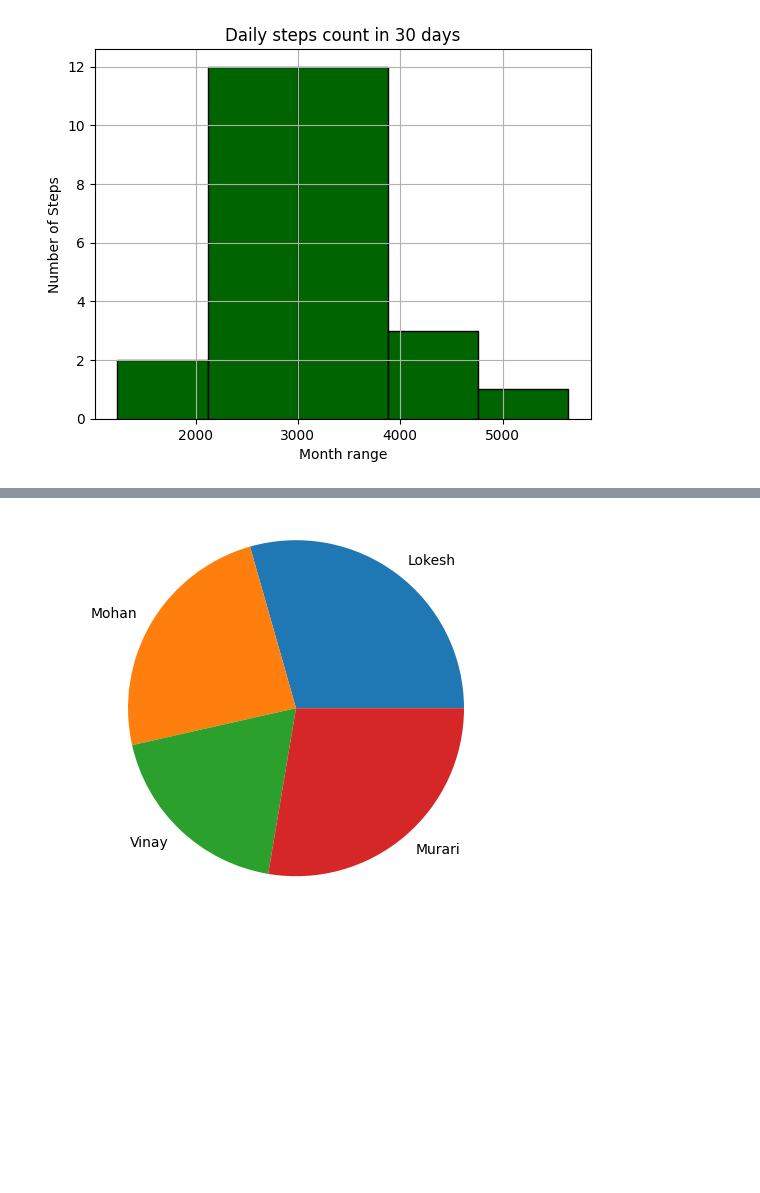
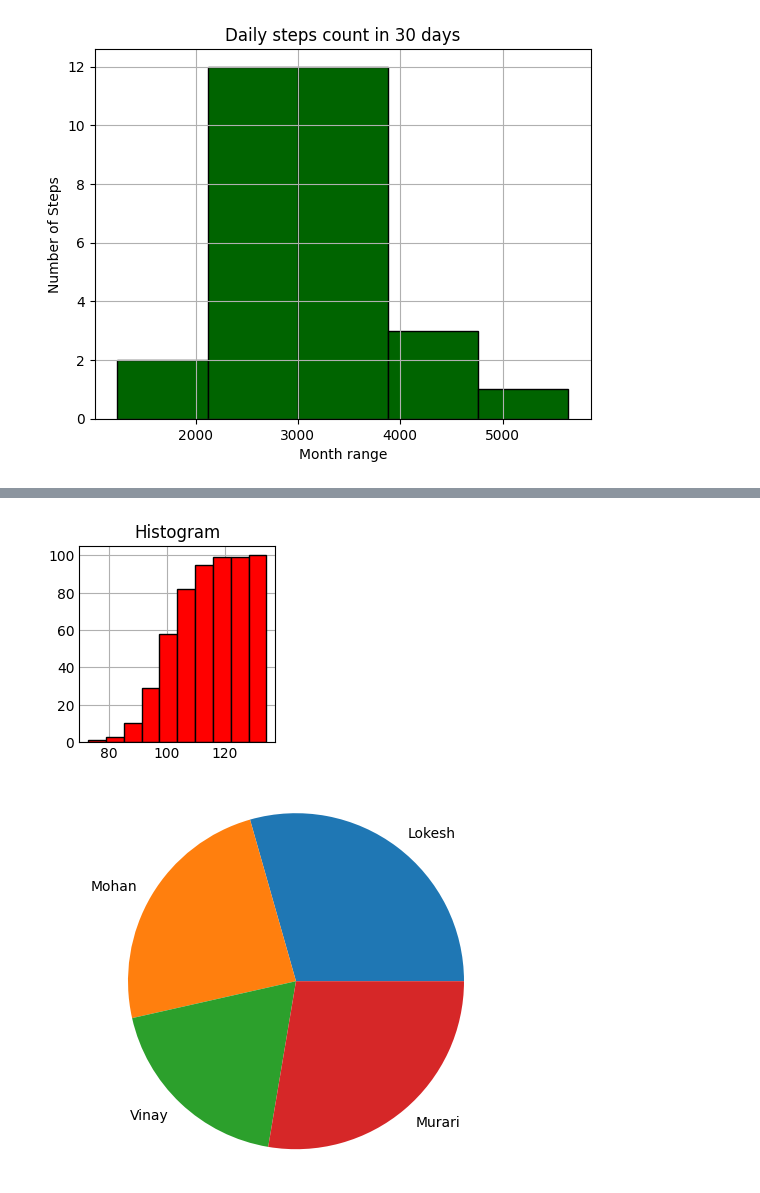
Before and after one commit to lokeshneerasa/Matplotlib, a Jupyter notebook: Matplotlib_Charts.ipynb, the cells around one changed output, grey strips where cells are left out. Saved outputs shown, nothing was run; the diff lists cells and outputs as text; code cells hidden in the pictures; blank space fills up the shorter version.

```diff
--- a/Matplotlib_Charts.ipynb
+++ b/Matplotlib_Charts.ipynb
@@ -433,3 +472,13 @@ plt.show()
+# %%
+#6.
+import matplotlib.pyplot as plt
+import numpy as np
+x=np.random.normal(100,10,100)
+plt.hist(x,color='r',lw=1,edgecolor='k',orientation='vertical',cumulative='False')
+plt.title("Histogram")
+plt.show()
+# %% [output]
+[figure, added]
 # %%
 ###################### 4.PIECHART #######################
 #1.Simple PieChart
```
Also changed, not shown: parts of 13 cells of this notebook.
